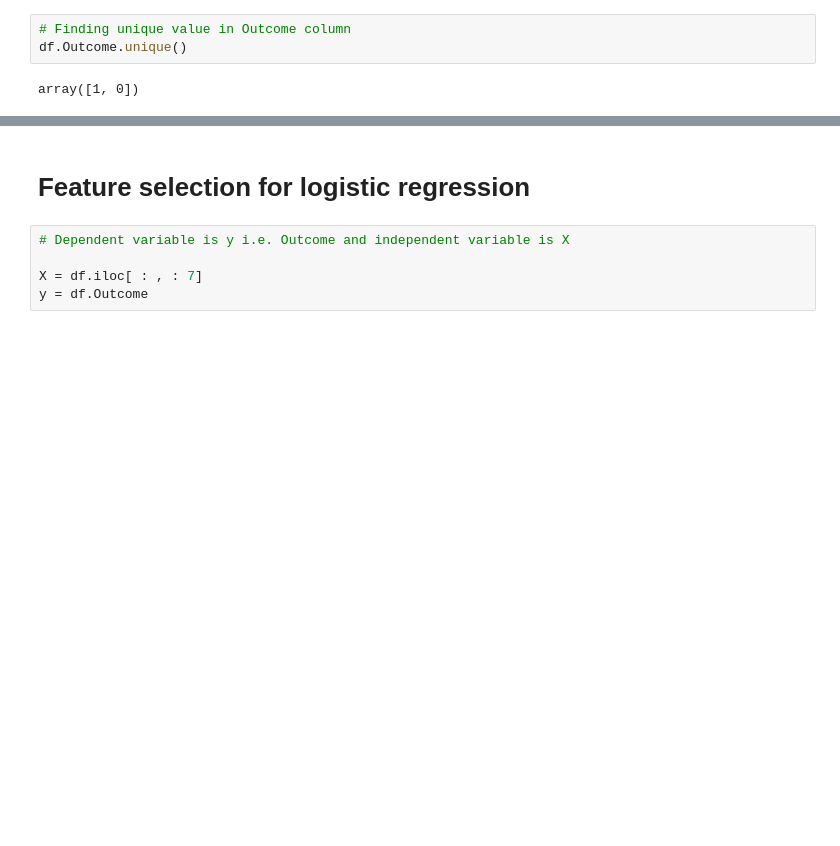
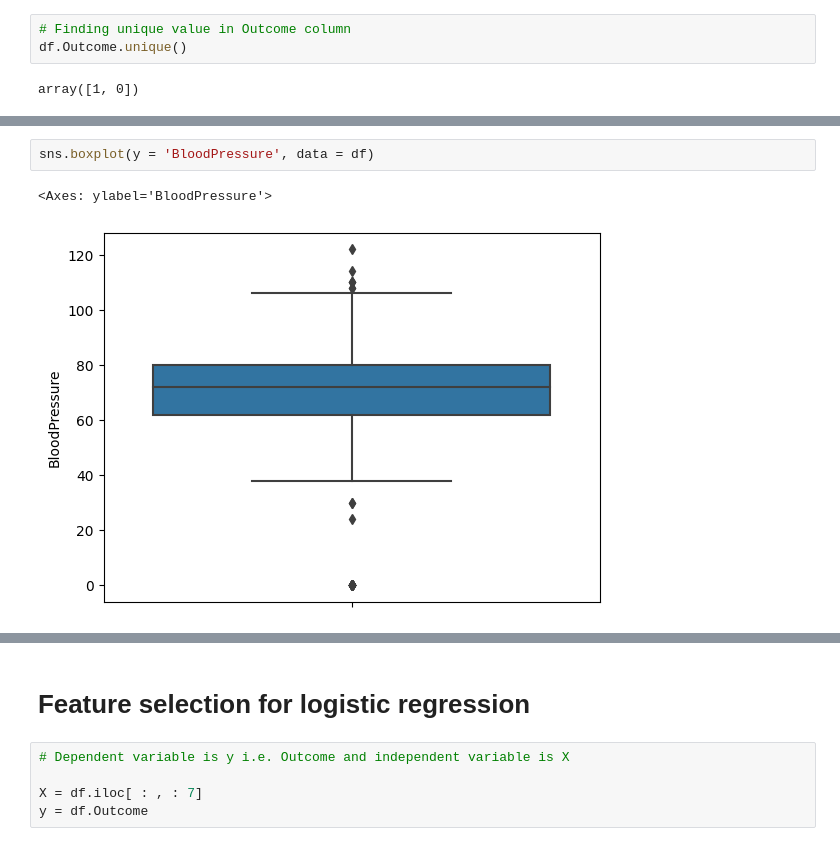
Before and after one commit to yogesh-a11y/Diabetes_project, a Jupyter notebook: Diabetes_project.ipynb, the cells around one changed output, grey strips where cells are left out. Cells and saved outputs as stored; diff of their text form; blank space fills up the shorter version.

```diff
--- a/Diabetes_project.ipynb
+++ b/Diabetes_project.ipynb
@@ -136,0 +175,5 @@ df.loc[df.Glucose == df.Glucose.min()]
+# %%
+sns.boxplot(y = 'BloodPressure', data = df)
+# %% [output]
+<Axes: ylabel='BloodPressure'>
+[figure, added]
```
Also changed, not shown: parts of 23 cells of this notebook.
